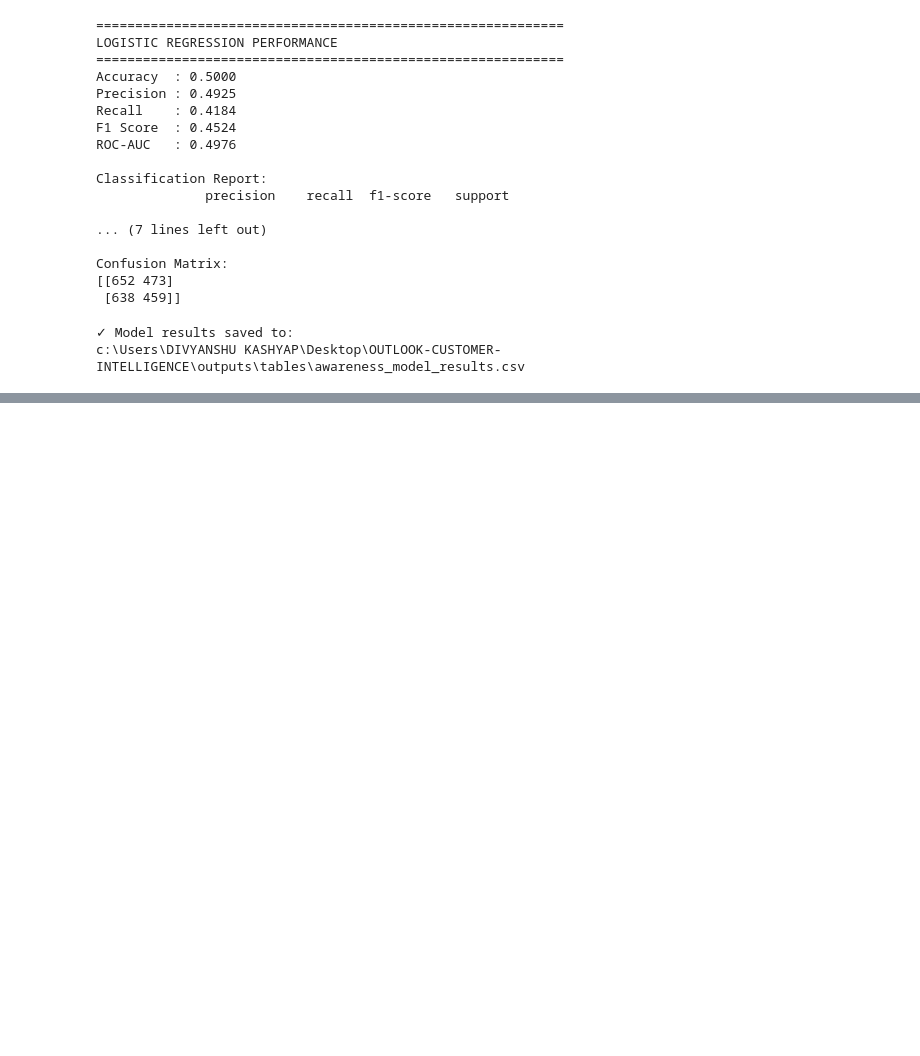
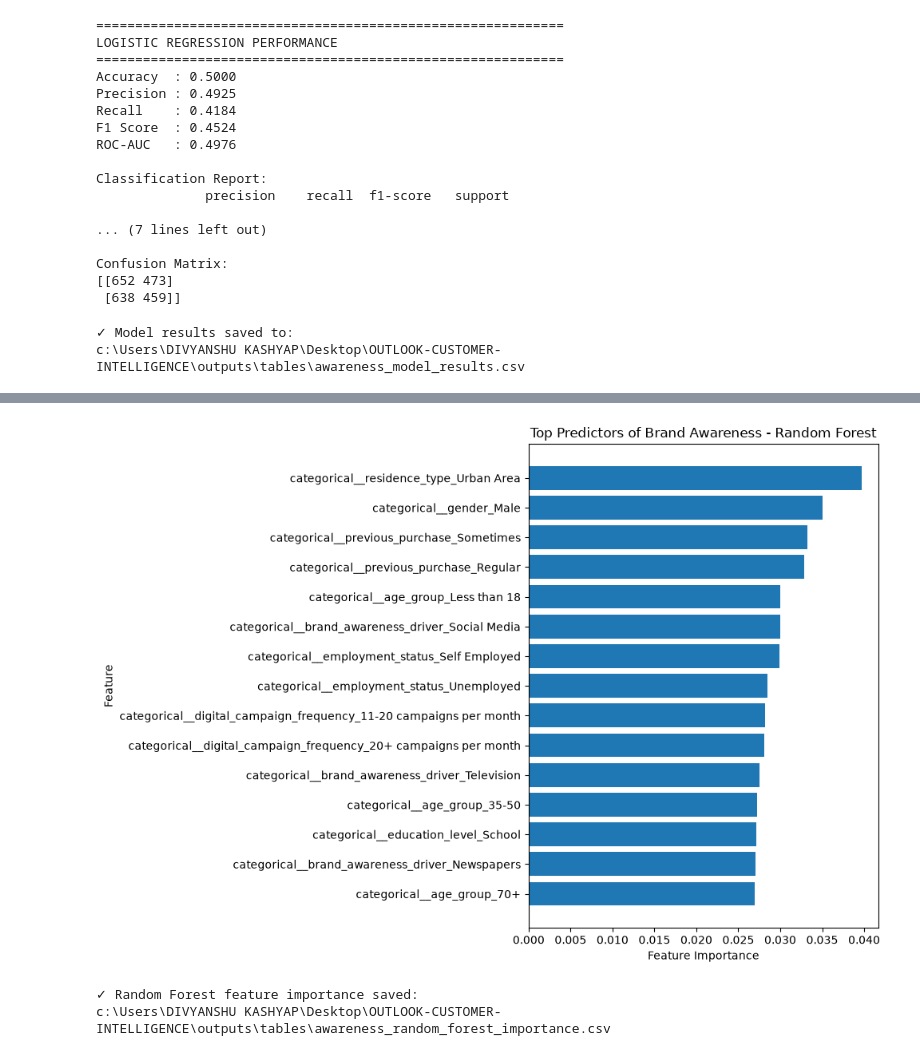
Before and after one commit to Divyanshukash/outlook-customer-intelligence, a Jupyter notebook: notebooks/05_awareness_model.ipynb, the cells around one changed output, grey strips where cells are left out. Cells and saved outputs as stored; diff of their text form; code cells hidden in the pictures; blank space fills up the shorter version.

```diff
--- a/notebooks/05_awareness_model.ipynb
+++ b/notebooks/05_awareness_model.ipynb
@@ -429,0 +1270,48 @@ c:\Users\DIVYANSHU KASHYAP\Desktop\OUTLOOK-CUSTOMER-INTELLIGENCE\outputs\tables\
+# %%
+# ---------------------------------------------------------
+# STAGE 9G: TOP FEATURE IMPORTANCE VISUALIZATION
+# ---------------------------------------------------------
+
+import matplotlib.pyplot as plt
+
+top_features = rf_importance_table.head(15).sort_values(
+    "importance"
+)
+
+plt.figure(figsize=(10, 7))
+
+plt.barh(
+    top_features["feature"],
+    top_features["importance"]
+)
+
+plt.xlabel("Feature Importance")
+plt.ylabel("Feature")
+plt.title("Top Predictors of Brand Awareness - Random Forest")
+
+plt.tight_layout()
+plt.show()
+# %% [output]
+[figure, added]
+# %%
+# ---------------------------------------------------------
+# SAVE RANDOM FOREST FEATURE IMPORTANCE
+# ---------------------------------------------------------
+
+rf_importance_path = (
+    PROJECT_ROOT
+    / "outputs"
+    / "tables"
+    / "awareness_random_forest_importance.csv"
+)
+
+rf_importance_table.to_csv(
+    rf_importance_path,
+    index=False
+)
+
+print("✓ Random Forest feature importance saved:")
+print(rf_importance_path)
+# %% [output]
+✓ Random Forest feature importance saved:
+c:\Users\DIVYANSHU KASHYAP\Desktop\OUTLOOK-CUSTOMER-INTELLIGENCE\outputs\tables\awareness_random_forest_importance.csv
```
Also changed, not shown: parts of 35 cells of this notebook, 3 other files.
